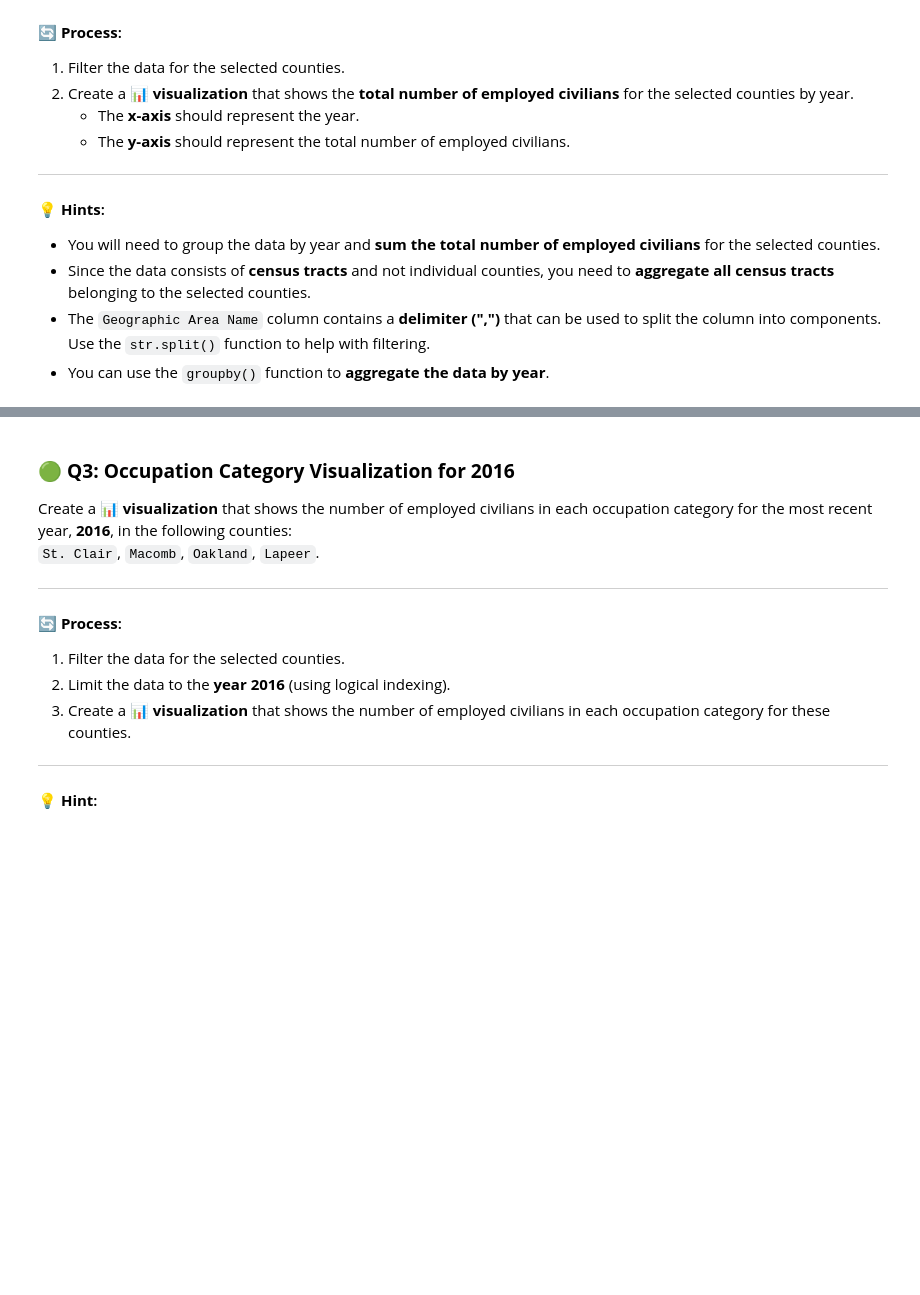
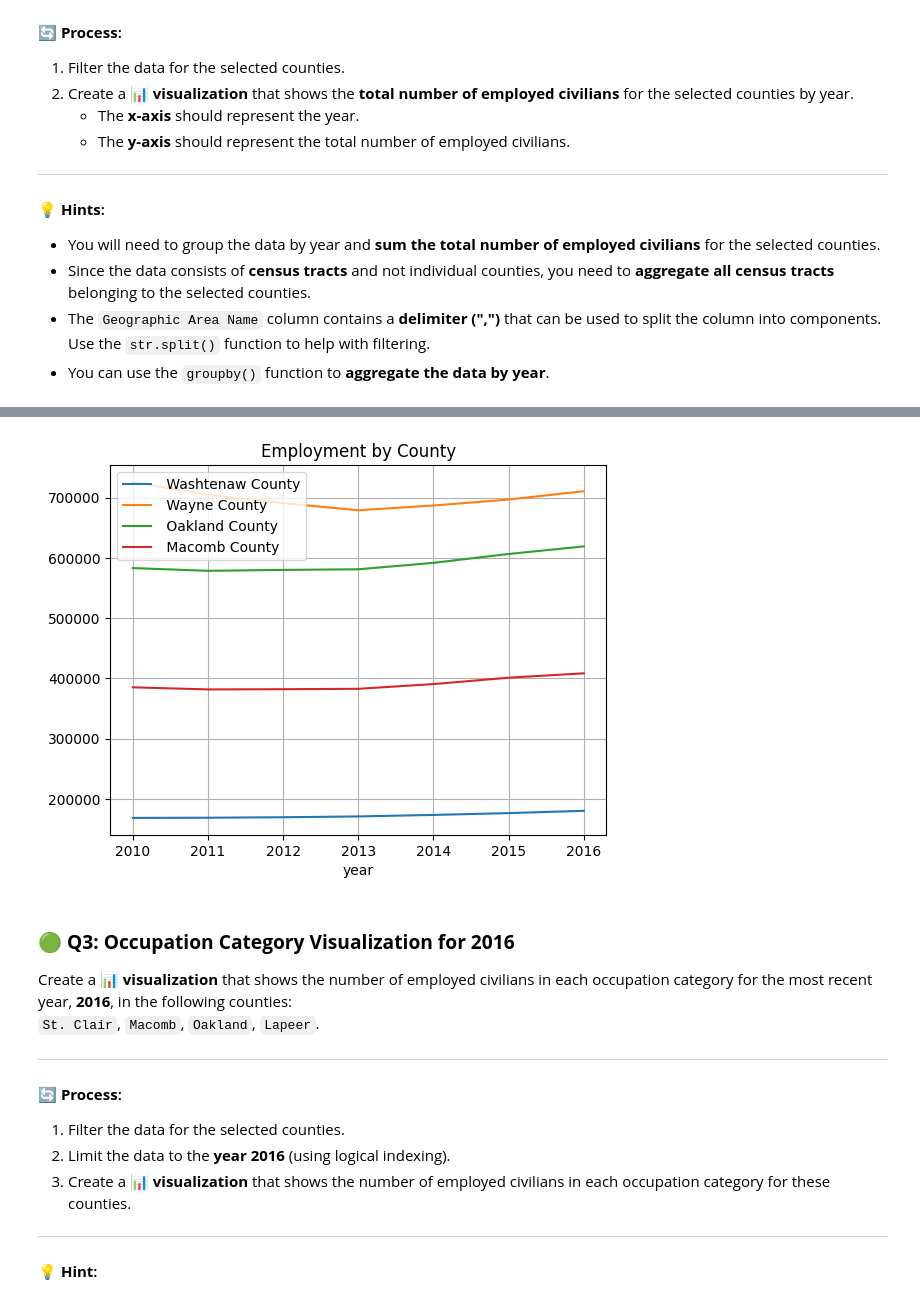
Before and after one commit to franciscothebrady/coursework, a Jupyter notebook: semester_3/si_618/day_1/homework/SI_618_Homework_03.ipynb, the cells around one changed output, grey strips where cells are left out. Saved outputs shown, nothing was run; the diff lists cells and outputs as text; code cells hidden in the pictures; blank space fills up the shorter version.

```diff
--- a/semester_3/si_618/day_1/homework/SI_618_Homework_03.ipynb
+++ b/semester_3/si_618/day_1/homework/SI_618_Homework_03.ipynb
@@ -227,0 +250,5 @@ The data in each of the columns (with the exclusion of `Geography`, `Geographic
+# %%
+# combine into one dataframe
+combined_df = pd.concat(dataframes)
+# print(combined_df.info())
+print(combined_df['year'].value_counts())
@@ -248,4 +348,16 @@ Using the newly created `combined_df` DataFrame, filter the data to include only
 - The `Geographic Area Name` column contains a **delimiter (",")** that can be used to split the column into components. Use the `str.split()` function to help with filtering.
 - You can use the `groupby()` function to **aggregate the data by year**.
 # %%
-# Answer Here
+# split geo_name into tract and county and state
+combined_df['tract'] = combined_df['geo_name'].str.split(',').str[0]
+combined_df['county'] = combined_df['geo_name'].str.split(',').str[1]
+combined_df['state'] = combined_df['geo_name'].str.split(',').str[2]
+
+# print(combined_df[['tract', 'county', 'state']].head())
+
+# filter to washtenaw, wayne, oakland, macomb
+old_nrow = combined_df.shape[0]
+county_subset = combined_df[combined_df['county'].isin([' Washtenaw County', ' Wayne County',
+    ' Oakland County', ' Macomb County'])]
+new_nrow = county_subset.shape[0]
+print(f"Filtered {old_nrow - new_nrow} rows")
@@ -251,0 +366,5 @@ Using the newly created `combined_df` DataFrame, filter the data to include only
+# %%
+
+# aggregate to from tract to county level
+county_employed = county_subset.groupby(['year', 'county']).agg({'total': 'sum'}).reset_index()
+print(county_employed.head())
@@ -251,0 +378,7 @@ Using the newly created `combined_df` DataFrame, filter the data to include only
+# %%
+# reshape to plot
+plot_data = county_employed.pivot_table(index='year',
+    columns='county',
+    values='total').reset_index()
+
+print(plot_data)
@@ -252,3 +403,15 @@ Using the newly created `combined_df` DataFrame, filter the data to include only
+# %%
+# viz
+plot_data.plot(x='year',
+    y=[' Washtenaw County', ' Wayne County', ' Oakland County', ' Macomb County'],
+    kind='line',
+    grid=True,
+    title='Employment by County',)
+plt.legend(loc='best', title='')
+
+plt.show()
+# %% [output]
+[figure, added]
 # %% [markdown]
 ### 🟢 **Q3: Occupation Category Visualization for 2016**
 
```
Also changed, not shown: parts of 21 cells of this notebook, 10 other files.
